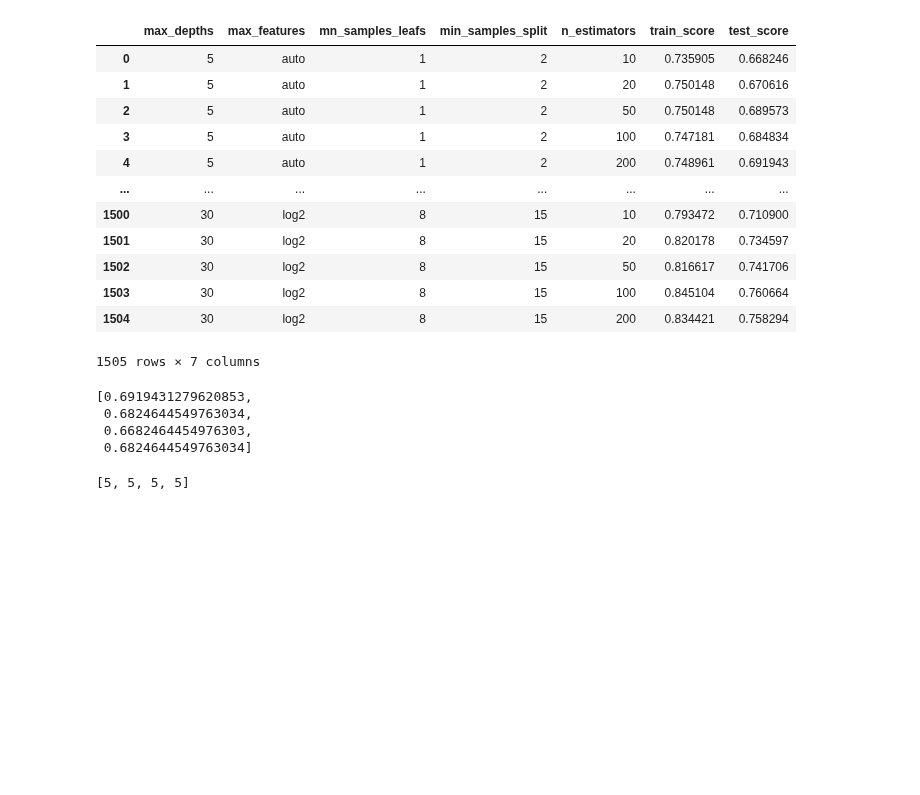
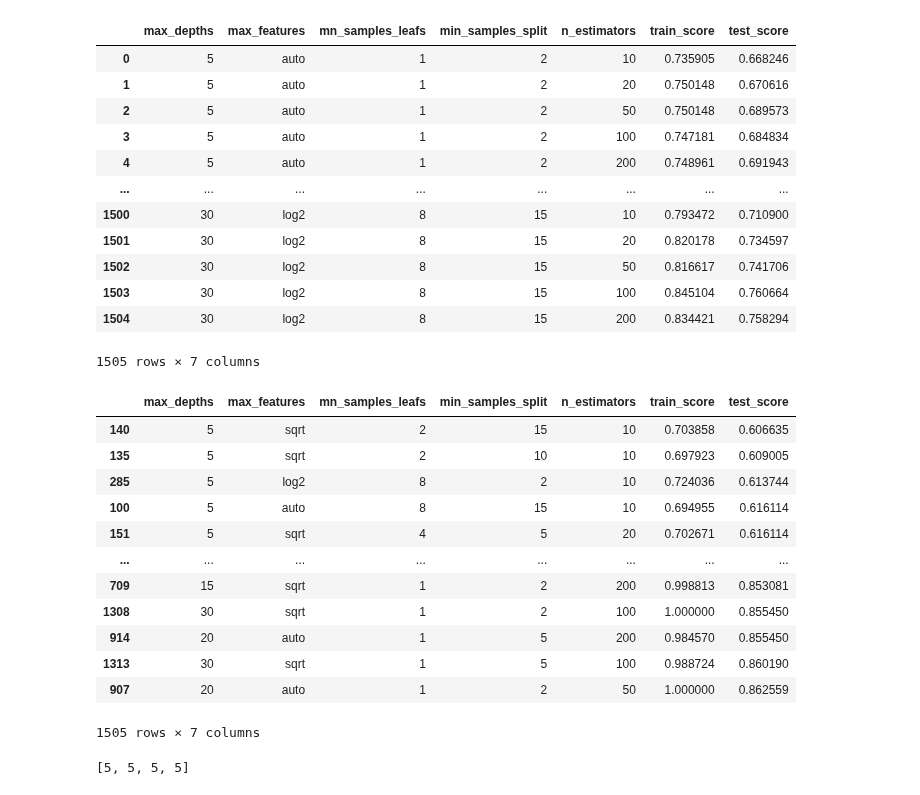
Before and after one commit to shekharbiswas/Obesity, a Jupyter notebook: Visuals.ipynb, the cells around one changed output. Drawn from its saved outputs; the diff is of its cells as text; code cells hidden in the pictures; blank space fills up the shorter version.

```diff
--- a/Visuals.ipynb
+++ b/Visuals.ipynb
@@ -337,13 +337,22 @@ df_rf
 | 1503 | 30 | log2 | 8 | 15 | 100 | 0.845104 | 0.760664 |
 | 1504 | 30 | log2 | 8 | 15 | 200 | 0.834421 | 0.758294 |
 1505 rows × 7 columns
-# %%
-test_score
-# %% [output]
-[0.6919431279620853,
- 0.6824644549763034,
- 0.6682464454976303,
- 0.6824644549763034]
+# %%
+df_rf.sort_values(by = 'test_score')
+# %% [output]
+|  | max_depths | max_features | mn_samples_leafs | min_samples_split | n_estimators | train_score | test_score |
+| 140 | 5 | sqrt | 2 | 15 | 10 | 0.703858 | 0.606635 |
+| 135 | 5 | sqrt | 2 | 10 | 10 | 0.697923 | 0.609005 |
+| 285 | 5 | log2 | 8 | 2 | 10 | 0.724036 | 0.613744 |
+| 100 | 5 | auto | 8 | 15 | 10 | 0.694955 | 0.616114 |
+| 151 | 5 | sqrt | 4 | 5 | 20 | 0.702671 | 0.616114 |
+| ... | ... | ... | ... | ... | ... | ... | ... |
+| 709 | 15 | sqrt | 1 | 2 | 200 | 0.998813 | 0.853081 |
+| 1308 | 30 | sqrt | 1 | 2 | 100 | 1.000000 | 0.855450 |
+| 914 | 20 | auto | 1 | 5 | 200 | 0.984570 | 0.855450 |
+| 1313 | 30 | sqrt | 1 | 5 | 100 | 0.988724 | 0.860190 |
+| 907 | 20 | auto | 1 | 2 | 50 | 1.000000 | 0.862559 |
+1505 rows × 7 columns
 # %%
 max_depths
 # %% [output]
```
